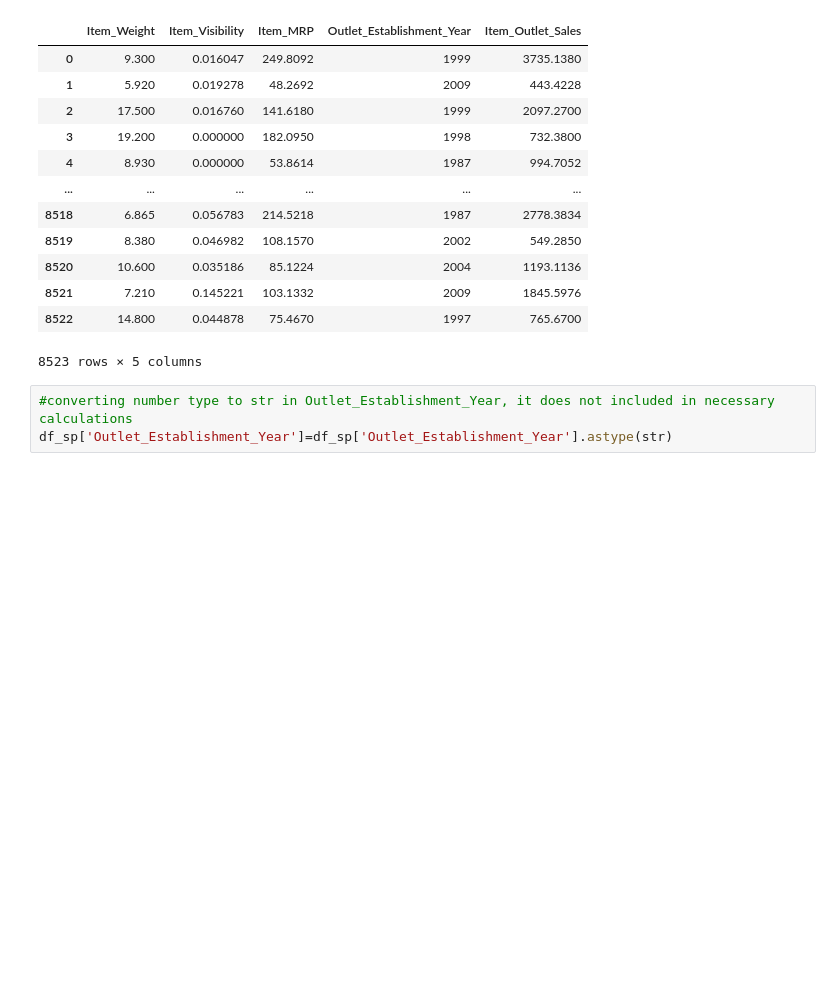
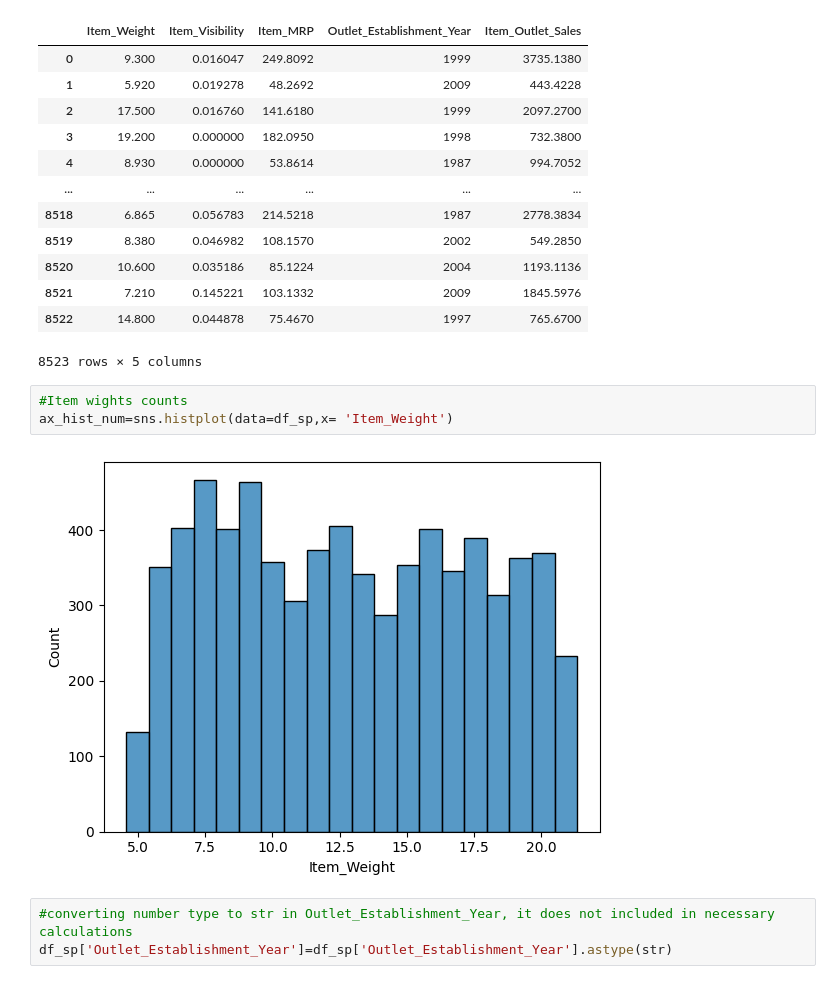
Before and after one commit to JeriesKawaneh/Prediction-of-Product-Sales, a Jupyter notebook: Sales_Prediction_2023.ipynb, the cells around one changed output. Cells and saved outputs as stored; diff of their text form; blank space fills up the shorter version.

```diff
--- a/Sales_Prediction_2023.ipynb
+++ b/Sales_Prediction_2023.ipynb
@@ -76,6 +79,11 @@ df_sp.select_dtypes('number')
 | 8521 | 7.210 | 0.145221 | 103.1332 | 2009 | 1845.5976 |
 | 8522 | 14.800 | 0.044878 | 75.4670 | 1997 | 765.6700 |
 8523 rows × 5 columns
+# %%
+#Item wights counts
+ax_hist_num=sns.histplot(data=df_sp,x= 'Item_Weight')
+# %% [output]
+[figure, added]
 # %%
 #converting number type to str in Outlet_Establishment_Year, it does not included in necessary calculations
 df_sp['Outlet_Establishment_Year']=df_sp['Outlet_Establishment_Year'].astype(str)
```
Also changed, not shown: parts of 15 cells of this notebook.
